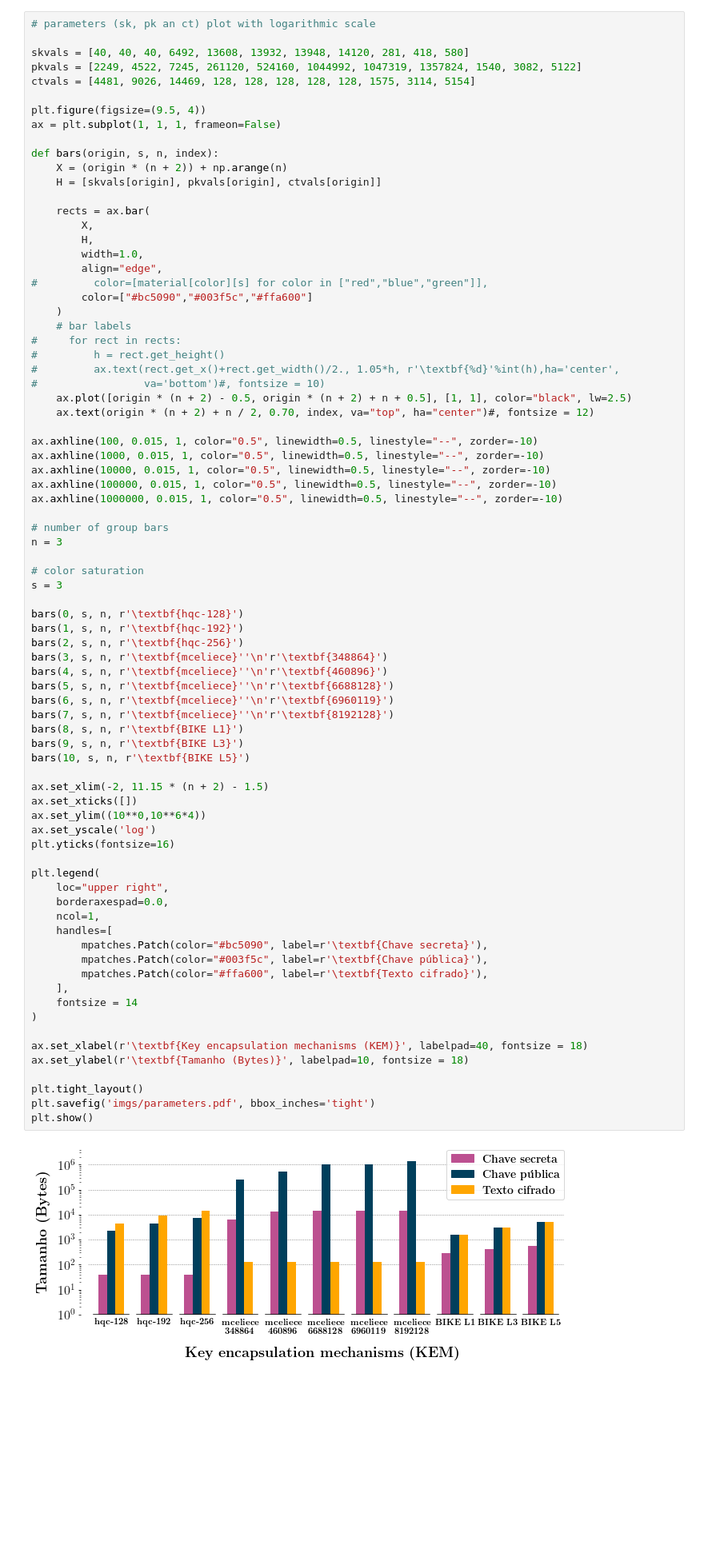
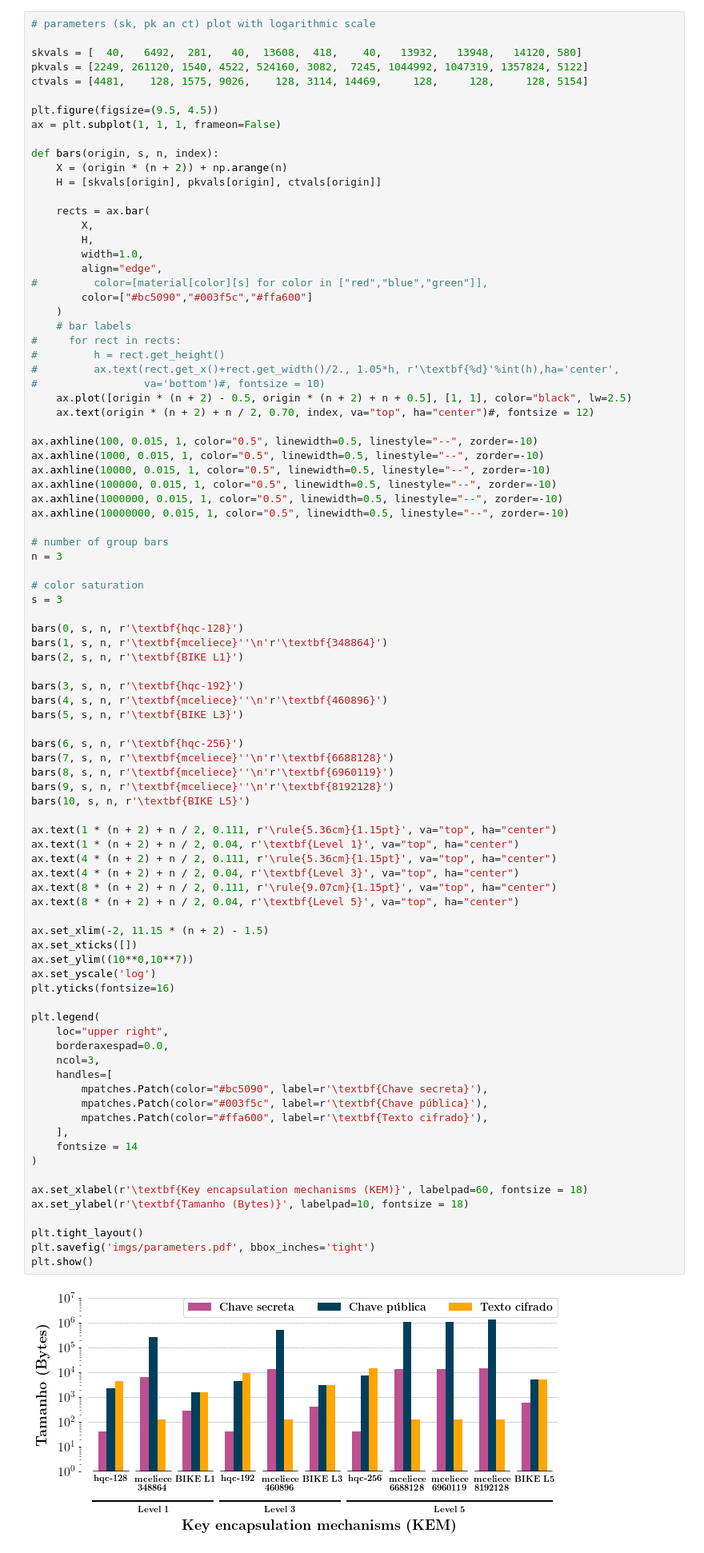
Before and after one commit to pi-etro/Post-Quantum-TLS-Benchmarking, a Jupyter notebook: data_plotter.ipynb, the cells around one changed output. Shown: that part at 80% size. Cells and saved outputs as stored; diff of their text form; blank space fills up the shorter version.

Commit message:
Updates plots

```diff
--- a/data_plotter.ipynb
+++ b/data_plotter.ipynb
@@ -386,11 +386,11 @@ Codes adapted from [https://github.com/rougier/scientific-visualization-book/blo
 # %%
 # parameters (sk, pk an ct) plot with logarithmic scale
 
-skvals = [40, 40, 40, 6492, 13608, 13932, 13948, 14120, 281, 418, 580]
-pkvals = [2249, 4522, 7245, 261120, 524160, 1044992, 1047319, 1357824, 1540, 3082, 5122]
-ctvals = [4481, 9026, 14469, 128, 128, 128, 128, 128, 1575, 3114, 5154]
+skvals = [  40,   6492,  281,   40,  13608,  418,    40,   13932,   13948,   14120, 580]
+pkvals = [2249, 261120, 1540, 4522, 524160, 3082,  7245, 1044992, 1047319, 1357824, 5122]
+ctvals = [4481,    128, 1575, 9026,    128, 3114, 14469,     128,     128,     128, 5154]
 
-plt.figure(figsize=(9.5, 4))
+plt.figure(figsize=(9.5, 4.5))
 ax = plt.subplot(1, 1, 1, frameon=False)
 
 def bars(origin, s, n, index):
@@ -418,51 +418,61 @@ ax.axhline(1000, 0.015, 1, color="0.5", linewidth=0.5, linestyle="--", zorder=-1
 ax.axhline(10000, 0.015, 1, color="0.5", linewidth=0.5, linestyle="--", zorder=-10)
 ax.axhline(100000, 0.015, 1, color="0.5", linewidth=0.5, linestyle="--", zorder=-10)
 ax.axhline(1000000, 0.015, 1, color="0.5", linewidth=0.5, linestyle="--", zorder=-10)
+ax.axhline(10000000, 0.015, 1, color="0.5", linewidth=0.5, linestyle="--", zorder=-10)
 
 # number of group bars
 n = 3
 
 # color saturation
 s = 3
 
 bars(0, s, n, r'\textbf{hqc-128}')
-bars(1, s, n, r'\textbf{hqc-192}')
-bars(2, s, n, r'\textbf{hqc-256}')
-bars(3, s, n, r'\textbf{mceliece}''\n'r'\textbf{348864}')
+bars(1, s, n, r'\textbf{mceliece}''\n'r'\textbf{348864}')
+bars(2, s, n, r'\textbf{BIKE L1}')
+
+bars(3, s, n, r'\textbf{hqc-192}')
 bars(4, s, n, r'\textbf{mceliece}''\n'r'\textbf{460896}')
-bars(5, s, n, r'\textbf{mceliece}''\n'r'\textbf{6688128}')
-bars(6, s, n, r'\textbf{mceliece}''\n'r'\textbf{6960119}')
-bars(7, s, n, r'\textbf{mceliece}''\n'r'\textbf{8192128}')
-bars(8, s, n, r'\textbf{BIKE L1}')
-bars(9, s, n, r'\textbf{BIKE L3}')
+bars(5, s, n, r'\textbf{BIKE L3}')
+
+bars(6, s, n, r'\textbf{hqc-256}')
+bars(7, s, n, r'\textbf{mceliece}''\n'r'\textbf{6688128}')
+bars(8, s, n, r'\textbf{mceliece}''\n'r'\textbf{6960119}')
+bars(9, s, n, r'\textbf{mceliece}''\n'r'\textbf{8192128}')
 bars(10, s, n, r'\textbf{BIKE L5}')
+
+ax.text(1 * (n + 2) + n / 2, 0.111, r'\rule{5.36cm}{1.15pt}', va="top", ha="center")
+ax.text(1 * (n + 2) + n / 2, 0.04, r'\textbf{Level 1}', va="top", ha="center")
+ax.text(4 * (n + 2) + n / 2, 0.111, r'\rule{5.36cm}{1.15pt}', va="top", ha="center")
+ax.text(4 * (n + 2) + n / 2, 0.04, r'\textbf{Level 3}', va="top", ha="center")
+ax.text(8 * (n + 2) + n / 2, 0.111, r'\rule{9.07cm}{1.15pt}', va="top", ha="center")
+ax.text(8 * (n + 2) + n / 2, 0.04, r'\textbf{Level 5}', va="top", ha="center")
 
 ax.set_xlim(-2, 11.15 * (n + 2) - 1.5)
 ax.set_xticks([])
-ax.set_ylim((10**0,10**6*4))
+ax.set_ylim((10**0,10**7))
 ax.set_yscale('log')
 plt.yticks(fontsize=16)
 
 plt.legend(
     loc="upper right",
     borderaxespad=0.0,
-    ncol=1,
+    ncol=3,
     handles=[
         mpatches.Patch(color="#bc5090", label=r'\textbf{Chave secreta}'),
         mpatches.Patch(color="#003f5c", label=r'\textbf{Chave pública}'),
         mpatches.Patch(color="#ffa600", label=r'\textbf{Texto cifrado}'),
     ],
     fontsize = 14
 )
 
-ax.set_xlabel(r'\textbf{Key encapsulation mechanisms (KEM)}', labelpad=40, fontsize = 18)
+ax.set_xlabel(r'\textbf{Key encapsulation mechanisms (KEM)}', labelpad=60, fontsize = 18)
 ax.set_ylabel(r'\textbf{Tamanho (Bytes)}', labelpad=10, fontsize = 18)
 
 plt.tight_layout()
 plt.savefig('imgs/parameters.pdf', bbox_inches='tight')
 plt.show()
 # %% [output]
-[figure, old version]
+[figure, new version]
 # %%
 # reference performance in CPU cycles with logarithmic scale
 
```
Also changed, not shown: parts of 2 cells of this notebook, 3 other files.
